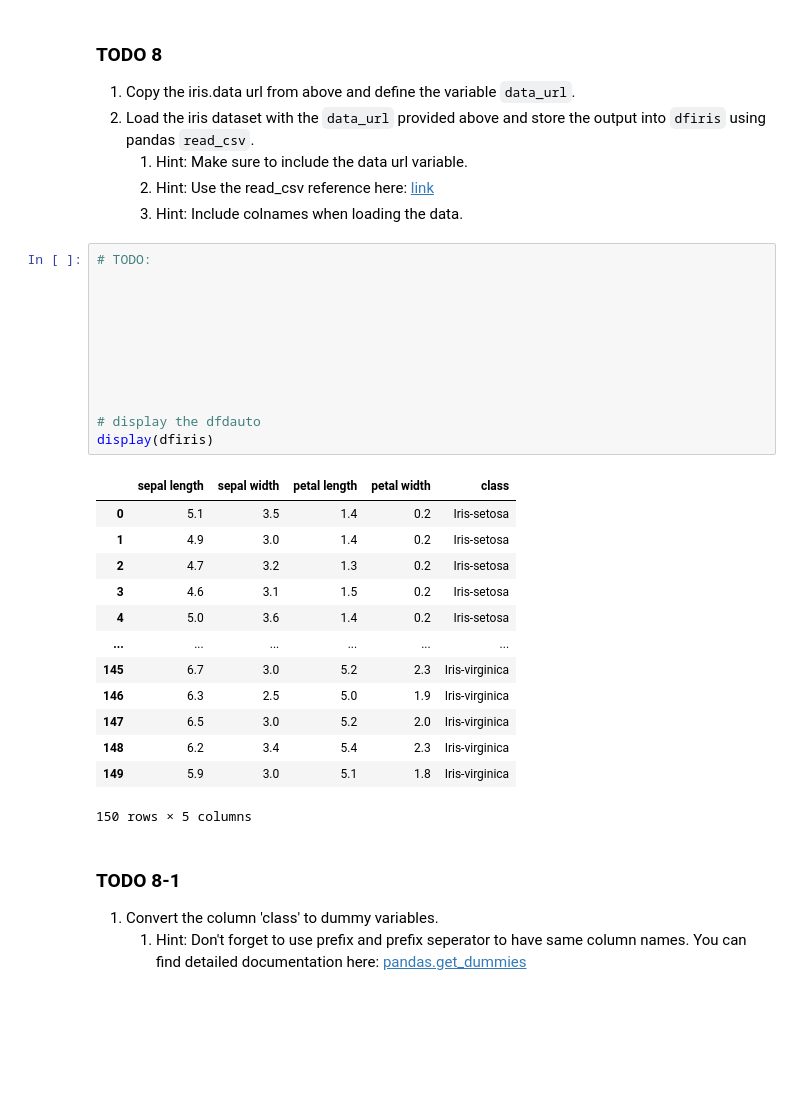
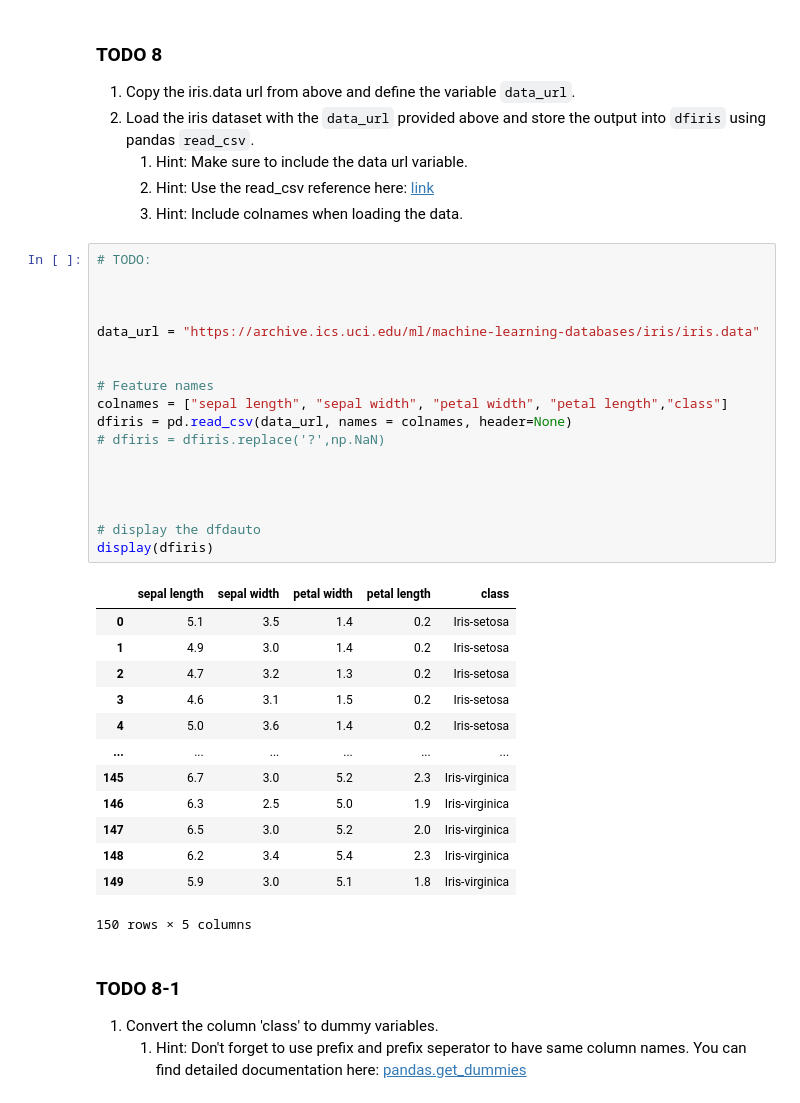
Before and after one commit to Abeoseh/deep_learning, a Jupyter notebook: labs/lab2/Lab2_LNN_SV.ipynb, the cells around one changed output. Saved outputs shown, nothing was run; the diff lists cells and outputs as text; blank space fills up the shorter version.

```diff
--- a/labs/lab2/Lab2_LNN_SV.ipynb
+++ b/labs/lab2/Lab2_LNN_SV.ipynb
@@ -740,32 +784,38 @@ Given the other attributes as input feature, we can train the model to classify
     1. Hint: Make sure to include the data url variable.
     1. Hint: Use the read_csv reference here: [link](https://pandas.pydata.org/docs/reference/api/pandas.read_csv.html)
     1. Hint: Include colnames when loading the data.
-# %%
-# TODO:
-
-
-
-
-
-
-
-
-# display the dfdauto
-display(dfiris)
-# %% [output]
-|  | sepal length | sepal width | petal length | petal width | class |
-| 0 | 5.1 | 3.5 | 1.4 | 0.2 | Iris-setosa |
-| 1 | 4.9 | 3.0 | 1.4 | 0.2 | Iris-setosa |
-| 2 | 4.7 | 3.2 | 1.3 | 0.2 | Iris-setosa |
-| 3 | 4.6 | 3.1 | 1.5 | 0.2 | Iris-setosa |
-| 4 | 5.0 | 3.6 | 1.4 | 0.2 | Iris-setosa |
-| ... | ... | ... | ... | ... | ... |
-| 145 | 6.7 | 3.0 | 5.2 | 2.3 | Iris-virginica |
-| 146 | 6.3 | 2.5 | 5.0 | 1.9 | Iris-virginica |
-| 147 | 6.5 | 3.0 | 5.2 | 2.0 | Iris-virginica |
-| 148 | 6.2 | 3.4 | 5.4 | 2.3 | Iris-virginica |
-| 149 | 5.9 | 3.0 | 5.1 | 1.8 | Iris-virginica |
-150 rows × 5 columns
+# %%
+# TODO:
+
+
+
+data_url = "https://archive.ics.uci.edu/ml/machine-learning-databases/iris/iris.data"
+
+
+# Feature names
+colnames = ["sepal length", "sepal width", "petal width", "petal length","class"]
+dfiris = pd.read_csv(data_url, names = colnames, header=None)
+# dfiris = dfiris.replace('?',np.NaN)
+
+
+
+
+# display the dfdauto
+display(dfiris)
+# %% [output]
+|  | sepal length | sepal width | petal width | petal length | class |
+| 0 | 5.1 | 3.5 | 1.4 | 0.2 | Iris-setosa |
+| 1 | 4.9 | 3.0 | 1.4 | 0.2 | Iris-setosa |
+| 2 | 4.7 | 3.2 | 1.3 | 0.2 | Iris-setosa |
+| 3 | 4.6 | 3.1 | 1.5 | 0.2 | Iris-setosa |
+| 4 | 5.0 | 3.6 | 1.4 | 0.2 | Iris-setosa |
+| ... | ... | ... | ... | ... | ... |
+| 145 | 6.7 | 3.0 | 5.2 | 2.3 | Iris-virginica |
+| 146 | 6.3 | 2.5 | 5.0 | 1.9 | Iris-virginica |
+| 147 | 6.5 | 3.0 | 5.2 | 2.0 | Iris-virginica |
+| 148 | 6.2 | 3.4 | 5.4 | 2.3 | Iris-virginica |
+| 149 | 5.9 | 3.0 | 5.1 | 1.8 | Iris-virginica |
+150 rows × 5 columns
 # %% [markdown]
 ### TODO 8-1
 
```
Also changed, not shown: parts of 13 cells of this notebook.
